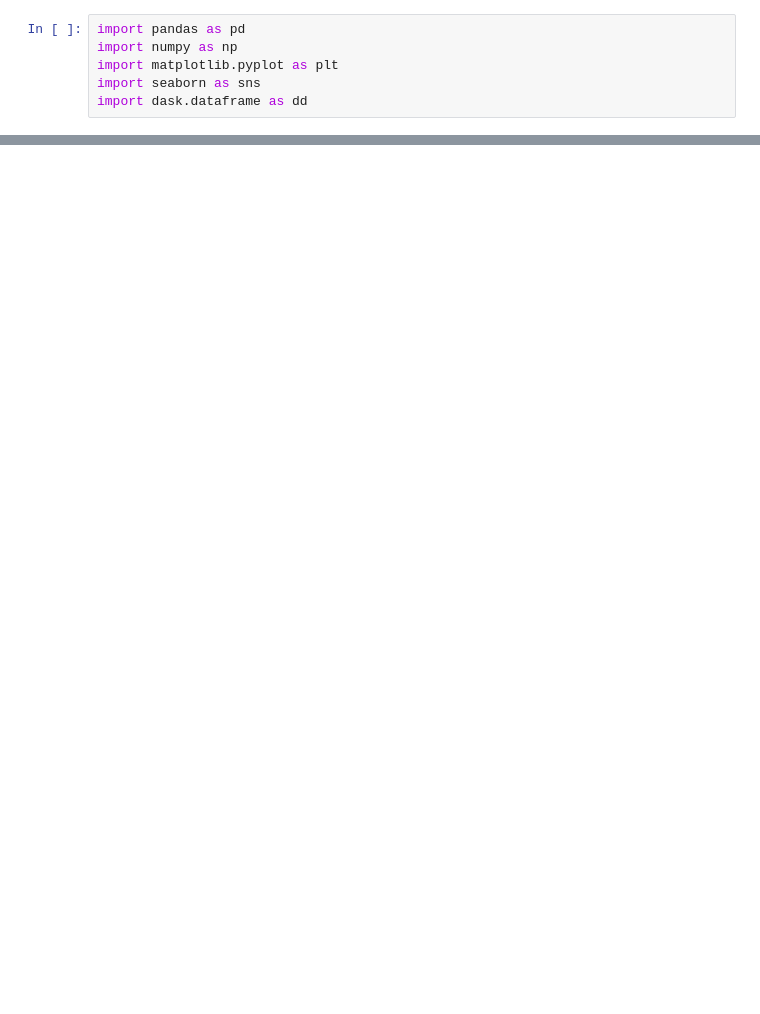
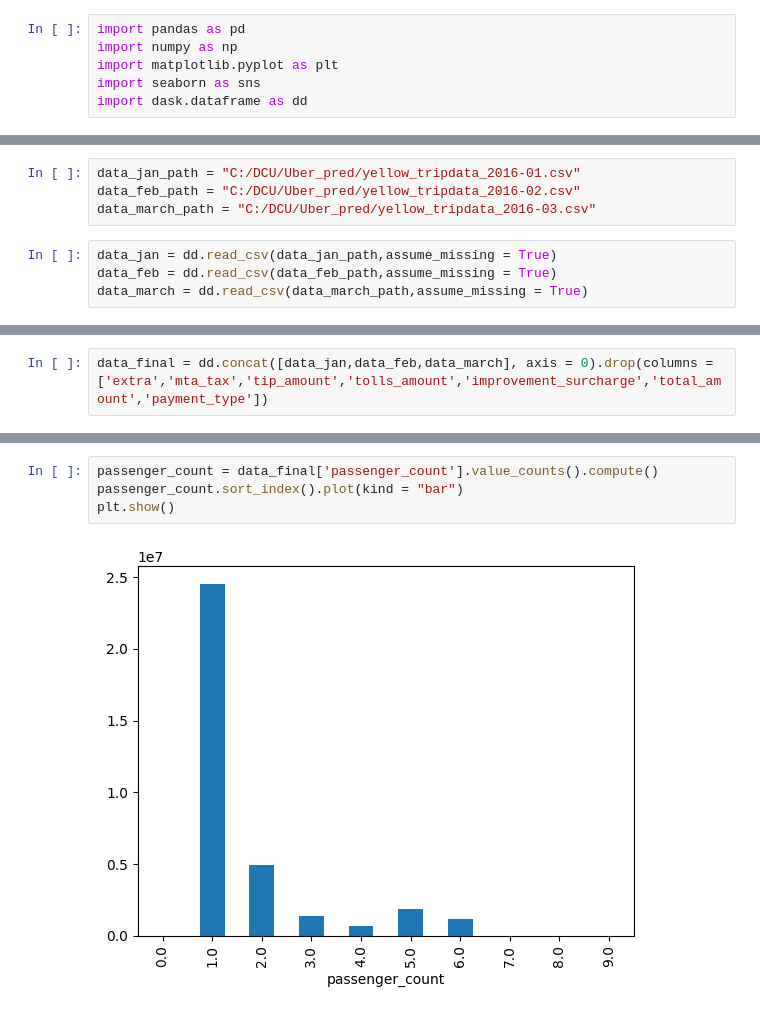
Before and after one commit to Atharvax16/Uber-Availability-Prediction, a Jupyter notebook: EDA_Demand_Prediciton.ipynb, the cells around one changed output, grey strips where cells are left out. Saved outputs shown, nothing was run; the diff lists cells and outputs as text; blank space fills up the shorter version.

```diff
--- a/EDA_Demand_Prediciton.ipynb
+++ b/EDA_Demand_Prediciton.ipynb
@@ -42,0 +7,8 @@ len(data)
+# %%
+data_jan_path = "C:/DCU/Uber_pred/yellow_tripdata_2016-01.csv"
+data_feb_path = "C:/DCU/Uber_pred/yellow_tripdata_2016-02.csv"
+data_march_path = "C:/DCU/Uber_pred/yellow_tripdata_2016-03.csv"
+# %%
+data_jan = dd.read_csv(data_jan_path,assume_missing = True)
+data_feb = dd.read_csv(data_feb_path,assume_missing = True)
+data_march = dd.read_csv(data_march_path,assume_missing = True)
@@ -42,0 +35,2 @@ len(data)
+# %%
+data_final = dd.concat([data_jan,data_feb,data_march], axis = 0).drop(columns = ['extra','mta_tax','tip_amount','tolls_amount','improvement_surcharge','total_amount','payment_type'])
@@ -98,0 +122,6 @@ dtype: int64
+# %%
+passenger_count = data_final['passenger_count'].value_counts().compute()
+passenger_count.sort_index().plot(kind = "bar")
+plt.show()
+# %% [output]
+[figure, added]
```
Also changed, not shown: parts of 18 cells of this notebook, 1 other file.
